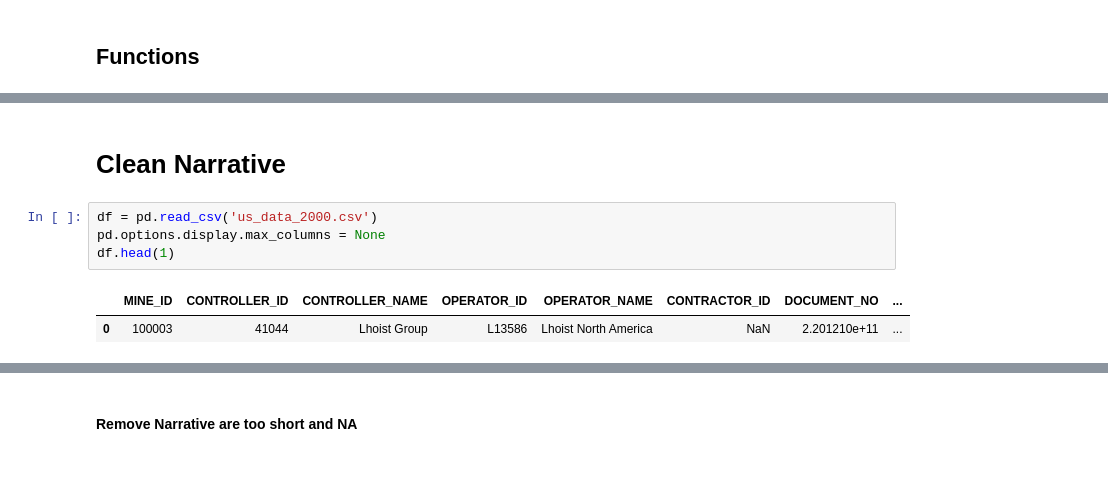
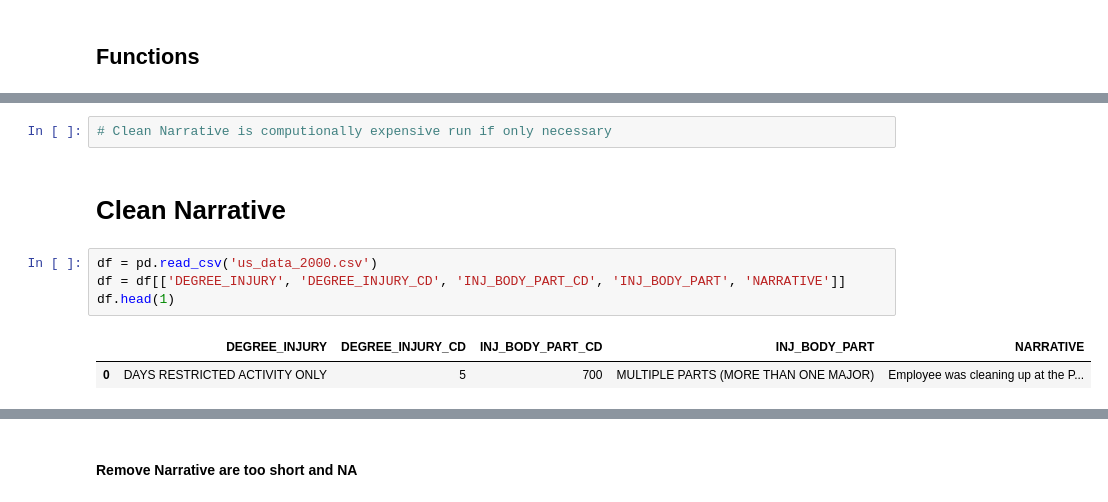
Before and after one commit to CunjunYin/natural-language-processing, a Jupyter notebook: project.ipynb, the cells around one changed output, grey strips where cells are left out. Drawn from its saved outputs; the diff is of its cells as text; blank space fills up the shorter version.

```diff
--- a/project.ipynb
+++ b/project.ipynb
@@ -123,9 +265,11 @@ def remove_stopwords(words, stopwords):
+# %%
+# Clean Narrative is computionally expensive run if only necessary
 # %% [markdown]
 # Clean Narrative
 # %%
 df = pd.read_csv('us_data_2000.csv')
-pd.options.display.max_columns = None
+df = df[['DEGREE_INJURY', 'DEGREE_INJURY_CD', 'INJ_BODY_PART_CD', 'INJ_BODY_PART', 'NARRATIVE']]
 df.head(1)
 # %% [output]
-|  | MINE_ID | CONTROLLER_ID | CONTROLLER_NAME | OPERATOR_ID | OPERATOR_NAME | CONTRACTOR_ID | DOCUMENT_NO | ... |
-| 0 | 100003 | 41044 | Lhoist Group | L13586 | Lhoist North America | NaN | 2.201210e+11 | ... |
+|  | DEGREE_INJURY | DEGREE_INJURY_CD | INJ_BODY_PART_CD | INJ_BODY_PART | NARRATIVE |
+| 0 | DAYS RESTRICTED ACTIVITY ONLY | 5 | 700 | MULTIPLE PARTS (MORE THAN ONE MAJOR) | Employee was cleaning up at the P... |
```
Also changed, not shown: parts of 65 cells of this notebook.
